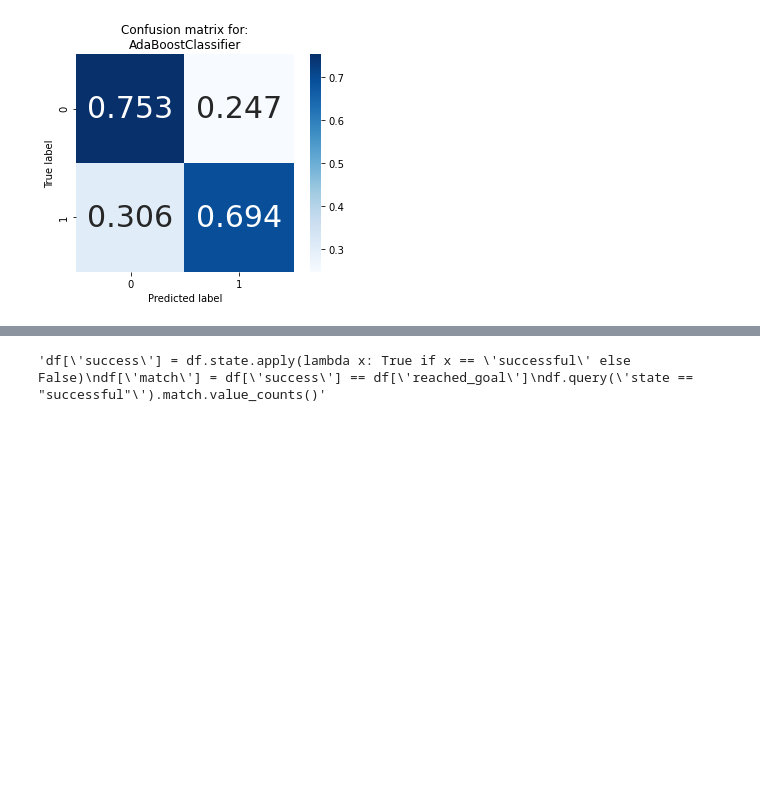
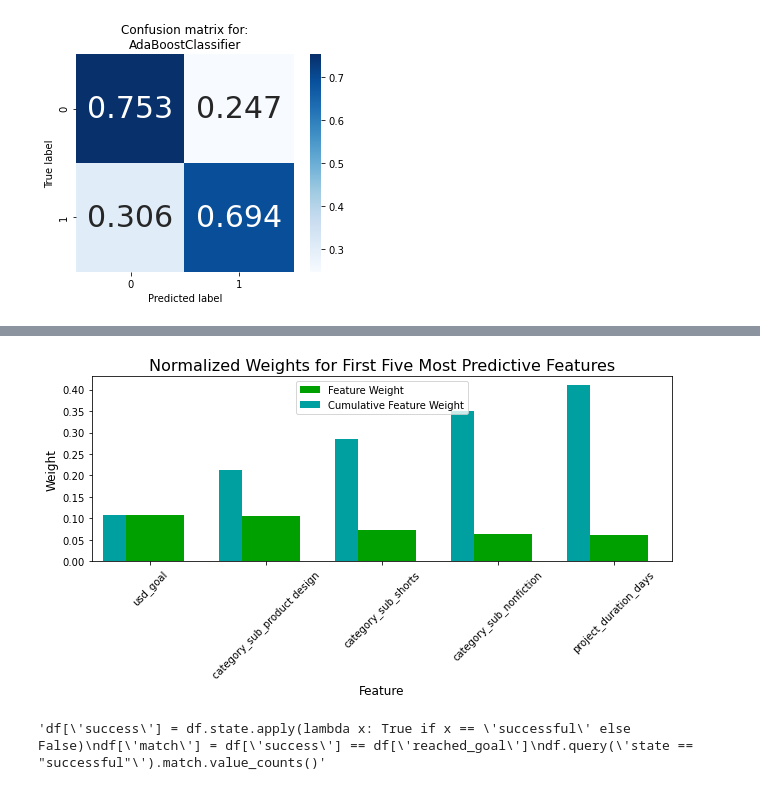
Before and after one commit to EcholotFisher/nf_2nd_project_aj_kickstarter, a Jupyter notebook: load_kickstarter_data.ipynb, the cells around one changed output, grey strips where cells are left out. Saved outputs shown, nothing was run; the diff lists cells and outputs as text; code cells hidden in the pictures; blank space fills up the shorter version.

Commit message:
further exploration of grid search and randomsearch

```diff
--- a/load_kickstarter_data.ipynb
+++ b/load_kickstarter_data.ipynb
@@ -519,6 +581,8 @@ AdaBoostClassifier
 # %%
 # TODO: Import 'GridSearchCV', 'make_scorer', and any other necessary libraries
 from sklearn.model_selection import GridSearchCV
+from sklearn.model_selection import RandomizedSearchCV
+
 from sklearn.metrics import make_scorer
 from sklearn.ensemble import RandomForestClassifier
 
@@ -526,21 +590,30 @@ from sklearn.ensemble import RandomForestClassifier
 clf = RandomForestClassifier()
 
 # TODO: Create the parameters list you wish to tune
-parameters = {'n_estimators':[50, 120],
-              #'learning_rate':[0.1, 0.5, 1.],
-              'min_samples_split' : np.arange(2, 8, 2),
-              'max_depth' : np.arange(1, 4, 1)  ,
-              'criterion' : ["gini", "entropy"]
+rs_params = {'n_estimators':[50, 100, 120],
+              'max_depth': [None] + list(np.arange(2, 8, 2)),
+              'min_samples_split' : np.arange(2, 16, 4),
+              'max_features': ['sqrt', None] + list(np.arange(0.2, .8, 0.2)),
+              'max_leaf_nodes': [None] + list(np.arange(30, 70, 10)),
              }
+gs_params = {'n_estimators':[80, 100, 120],
+              'max_depth': [None] + list(np.arange(2, 8, 2)),
+              'min_samples_split' : np.arange(4, 10, 2)
+             }
+
+
 
 # TODO: Make an fbeta_score scoring object
 scorer = make_scorer(score_func=fbeta_score, beta=0.5)
 
 # TODO: Perform grid search on the classifier using 'scorer' as the scoring method
-grid_obj = GridSearchCV(clf, parameters, scorer, verbose=1, n_jobs=-1)
-
+grid_obj = GridSearchCV(clf, gs_params, scorer, verbose=5, n_jobs=-1)
+#rs = RandomizedSearchCV(clf, rs_params, n_jobs = -1,
+#                        scoring = 'roc_auc', cv = 5,
+#                        n_iter = 20, verbose = 5, random_state=RSEED)
 # TODO: Fit the grid search object to the training data and find the optimal parameters
 grid_fit = grid_obj.fit(X_train,y_train)
+#grid_fit = rs.fit(X_train,y_train)
 
 # Get the estimator
 best_clf = grid_fit.best_estimator_
@@ -576,3 +639,14 @@ RandomForestClassifier(criterion='entropy', max_depth=3, min_samples_split=4,
+# %%
+
+# TODO: Import a supervised learning model that has 'feature_importances_'
+model_grid = best_clf
+
+# TODO: Extract the feature importances
+importances_grid =  model_grid.feature_importances_
+
+feature_plot(importances_grid, X_train, y_train)
+# %% [output]
+[figure, added]
 # %%
 '''df['success'] = df.state.apply(lambda x: True if x == 'successful' else False)
 df['match'] = df['success'] == df['reached_goal']
```
Also changed, not shown: parts of 4 cells of this notebook.
